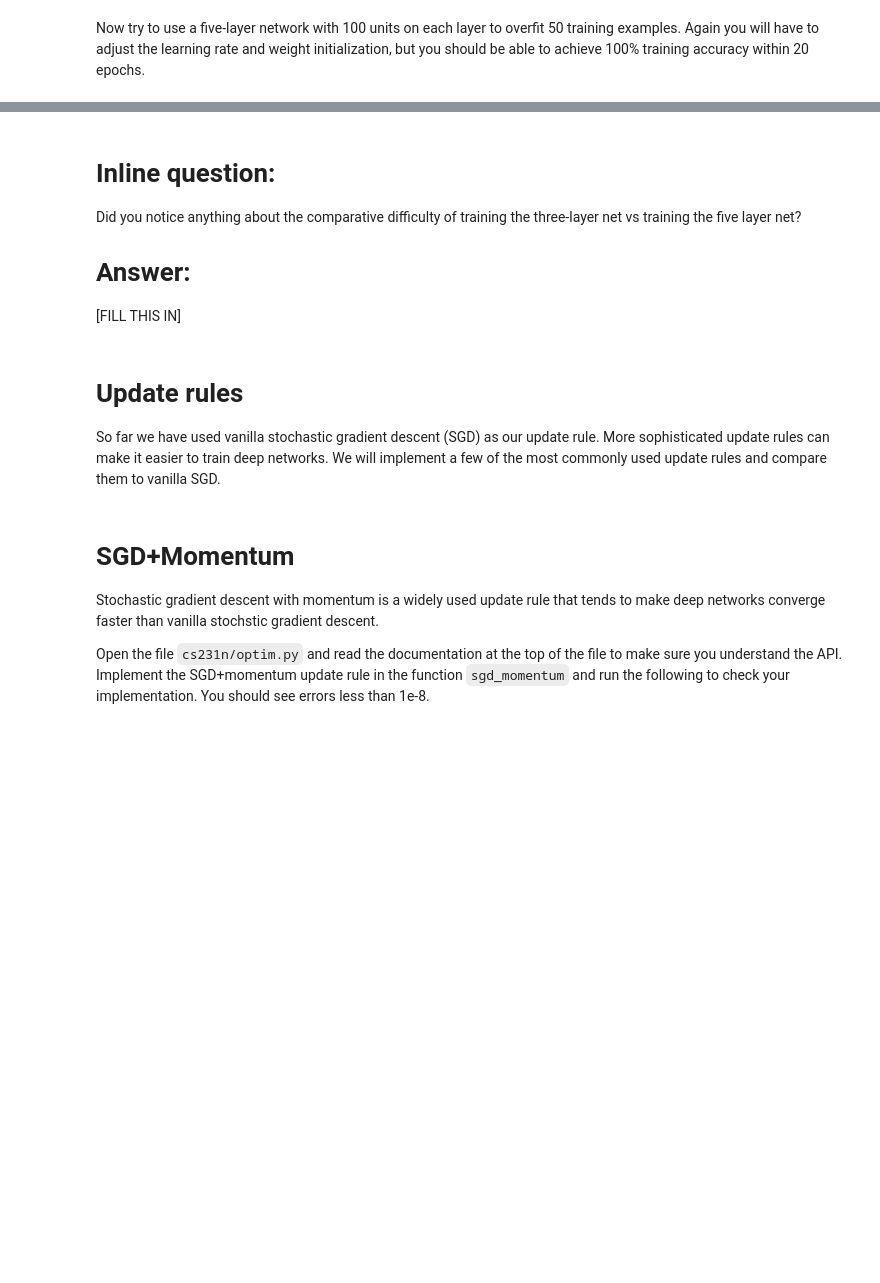
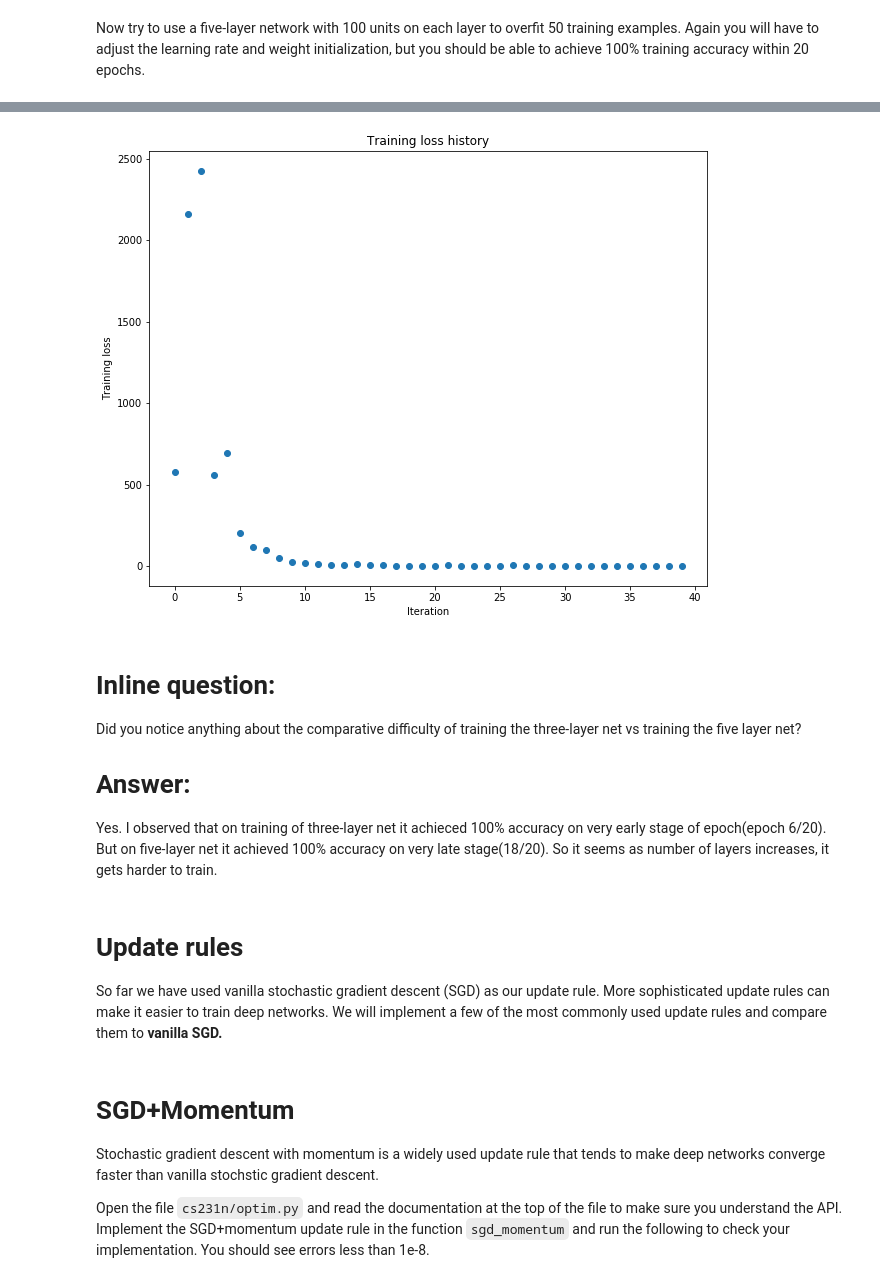
Before and after one commit to Haetsal-Lee/cs231n_assignment, a Jupyter notebook: FullyConnectedNets.ipynb, the cells around one changed output, grey strips where cells are left out. Cells and saved outputs as stored; diff of their text form; code cells hidden in the pictures; blank space fills up the shorter version.

Commit message:
FC , update rule

```diff
--- a/FullyConnectedNets.ipynb
+++ b/FullyConnectedNets.ipynb
@@ -416,8 +483,8 @@ small_data = {
   'y_val': data['y_val'],
 }
 
+weight_scale = 1 / np.sqrt(100/2)#Xavier
 learning_rate = 1e-3
-weight_scale = 1e-5
 model = FullyConnectedNet([100, 100, 100, 100],
                 weight_scale=weight_scale, dtype=np.float64)
 solver = Solver(model, small_data,
@@ -434,3 +501,4 @@ plt.title('Training loss history')
 plt.xlabel('Iteration')
 plt.ylabel('Training loss')
 plt.show()
+# %% [output]
@@ -437,12 +522,13 @@ plt.show()
+[figure, added]
 # %% [markdown]
 # Inline question:
 Did you notice anything about the comparative difficulty of training the three-layer net vs training the five layer net?
 
 # Answer:
-[FILL THIS IN]
+Yes. I observed that on training of three-layer net it achieced 100% accuracy on very early stage of epoch(epoch 6/20). But on five-layer net it achieved 100% accuracy on very late stage(18/20). So it seems as number of layers increases, it gets harder to train.
 # %% [markdown]
 # Update rules
-So far we have used vanilla stochastic gradient descent (SGD) as our update rule. More sophisticated update rules can make it easier to train deep networks. We will implement a few of the most commonly used update rules and compare them to vanilla SGD.
+So far we have used vanilla stochastic gradient descent (SGD) as our update rule. More sophisticated update rules can make it easier to train deep networks. We will implement a few of the most commonly used update rules and compare them to **vanilla SGD.**
 # %% [markdown]
 # SGD+Momentum
 Stochastic gradient descent with momentum is a widely used update rule that tends to make deep networks converge faster than vanilla stochstic gradient descent.
```
Also changed, not shown: parts of 11 cells of this notebook, 2 other files.
